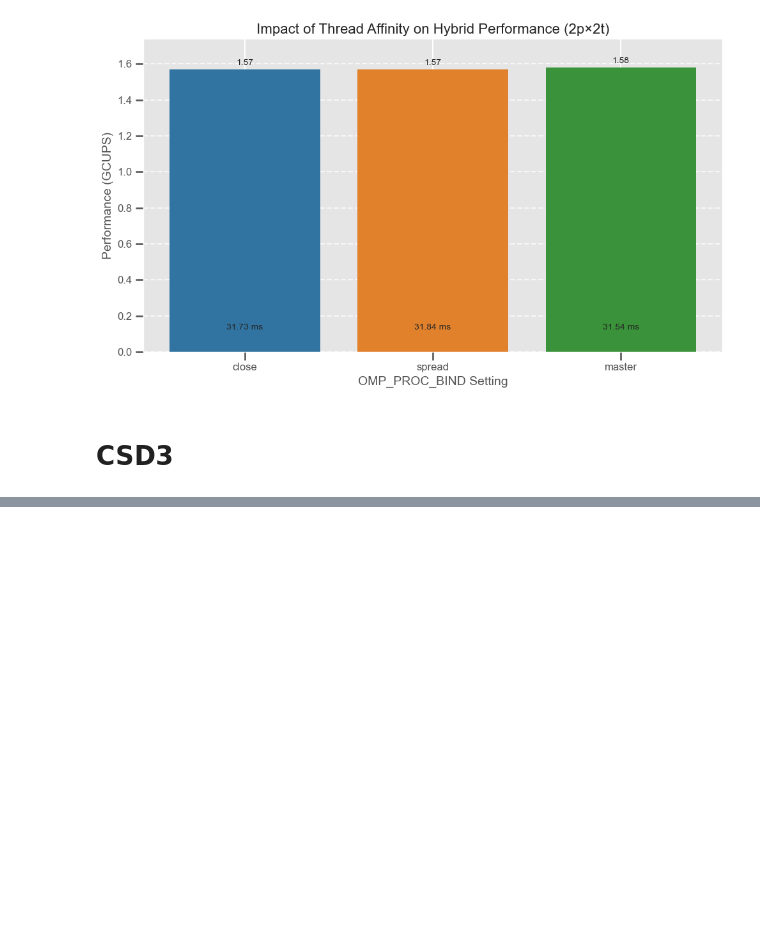
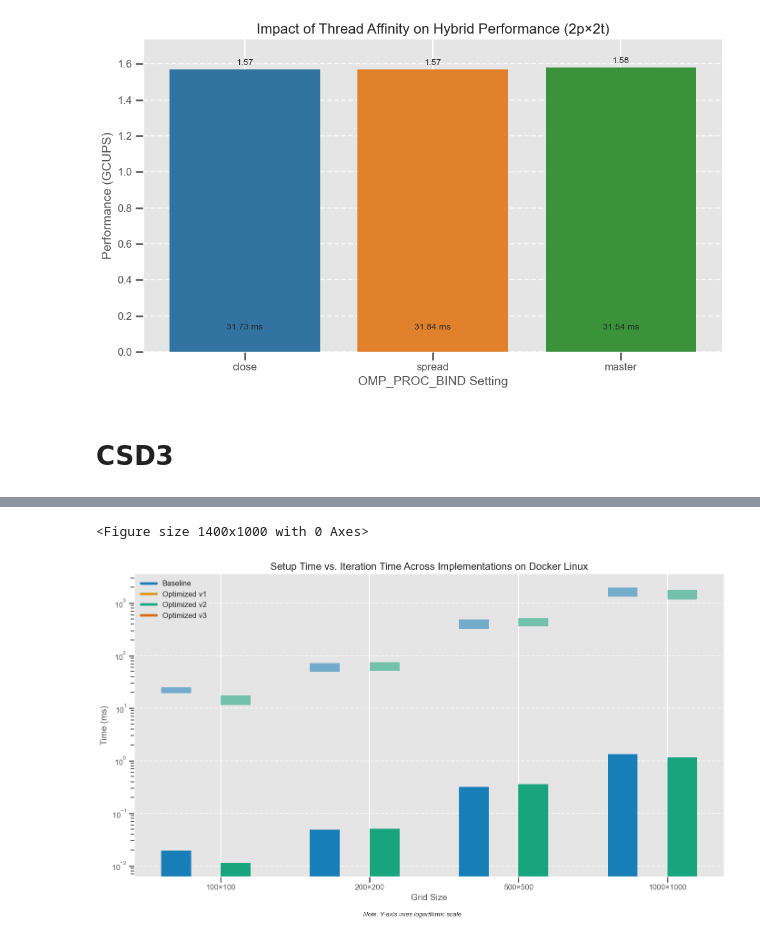
Before and after one commit to AprilQx/Advanced-Computing, a Jupyter notebook: notebook/visualization.ipynb, the cells around one changed output, grey strips where cells are left out. Cells and saved outputs as stored; diff of their text form; code cells hidden in the pictures; blank space fills up the shorter version.

```diff
--- a/notebook/visualization.ipynb
+++ b/notebook/visualization.ipynb
@@ -1562,0 +1678,72 @@ plt.show()
+# %%
+# 4. Combined visualization of setup and iteration time
+plt.figure(figsize=(14, 10))
+
+# Prepare data for stacked chart
+setup_data = df.pivot(index='Grid Size', columns='Implementation', values='Setup Time (μs)')
+iter_data = df.pivot(index='Grid Size', columns='Implementation', values='Total Time (ms)')
+
+# Convert to numpy arrays for easier manipulation
+setup_vals = setup_data.to_numpy()
+iter_vals = iter_data.to_numpy()
+
+# Grid size labels
+grid_labels = [f'{s}×{s}' for s in grid_sizes]
+
+# Bar positions
+bar_width = 0.2
+r1 = np.arange(len(grid_sizes))
+r2 = [x + bar_width for x in r1]
+r3 = [x + bar_width for x in r2]
+r4 = [x + bar_width for x in r3]
+
+# Create stacked bars
+fig, ax = plt.subplots(figsize=(14, 8))
+
+# Baseline
+p1 = ax.bar(r1, setup_data['Baseline']/1000, bar_width, label='Baseline Setup', color='#0173b2', alpha=0.9)
+p2 = ax.bar(r1, iter_data['Baseline'], bar_width, bottom=setup_data['Baseline'],
+            label='Baseline Iteration', color='#0173b2', alpha=0.5)
+
+
+
+# Optimized v2
+p5 = ax.bar(r3, setup_data['Optimized v2']/1000, bar_width, label='Optimized v2 Setup', color='#029e73', alpha=0.9)
+p6 = ax.bar(r3, iter_data['Optimized v2'], bar_width, bottom=setup_data['Optimized v2'],
+            label='Optimized v2 Iteration', color='#029e73', alpha=0.5)
+
+
+# Add labels and title
+ax.set_xlabel('Grid Size', fontsize=14)
+ax.set_ylabel('Time (ms)', fontsize=14)
+ax.set_title('Setup Time vs. Iteration Time Across Implementations on Docker Linux', fontsize=16)
+ax.set_xticks([r + bar_width*1.5 for r in range(len(grid_sizes))])
+ax.set_xticklabels(grid_labels)
+
+# Add legend with grouped items
+handles = [
+    (p1[0], p2[0]),
+    (p5[0], p6[0])
+]
+labels = ['Baseline',  'Optimized v2']
+
+# Use logarithmic scale for large values
+ax.set_yscale('log')
+ax.grid(axis='y', linestyle='--', alpha=0.7)
+
+# Create custom legend
+legend_elements = []
+for i, impl in enumerate(['Baseline', 'Optimized v1', 'Optimized v2', 'Optimized v3']):
+    color = [p1[0], p3[0], p5[0], p7[0]][i].get_facecolor()
+    legend_elements.append(plt.Line2D([0], [0], color=color, lw=4, label=impl))
+
+ax.legend(handles=legend_elements, loc='upper left', fontsize=12)
+
+# Add note about logarithmic scale
+plt.figtext(0.5, 0.01, "Note: Y-axis uses logarithmic scale", ha="center", fontsize=10, style='italic')
+
+plt.tight_layout(rect=[0, 0.03, 1, 1])
+plt.show()
+# %% [output]
+<Figure size 1400x1000 with 0 Axes>
+[figure, added]
```
Also changed, not shown: parts of 12 cells of this notebook, 4 other files.
